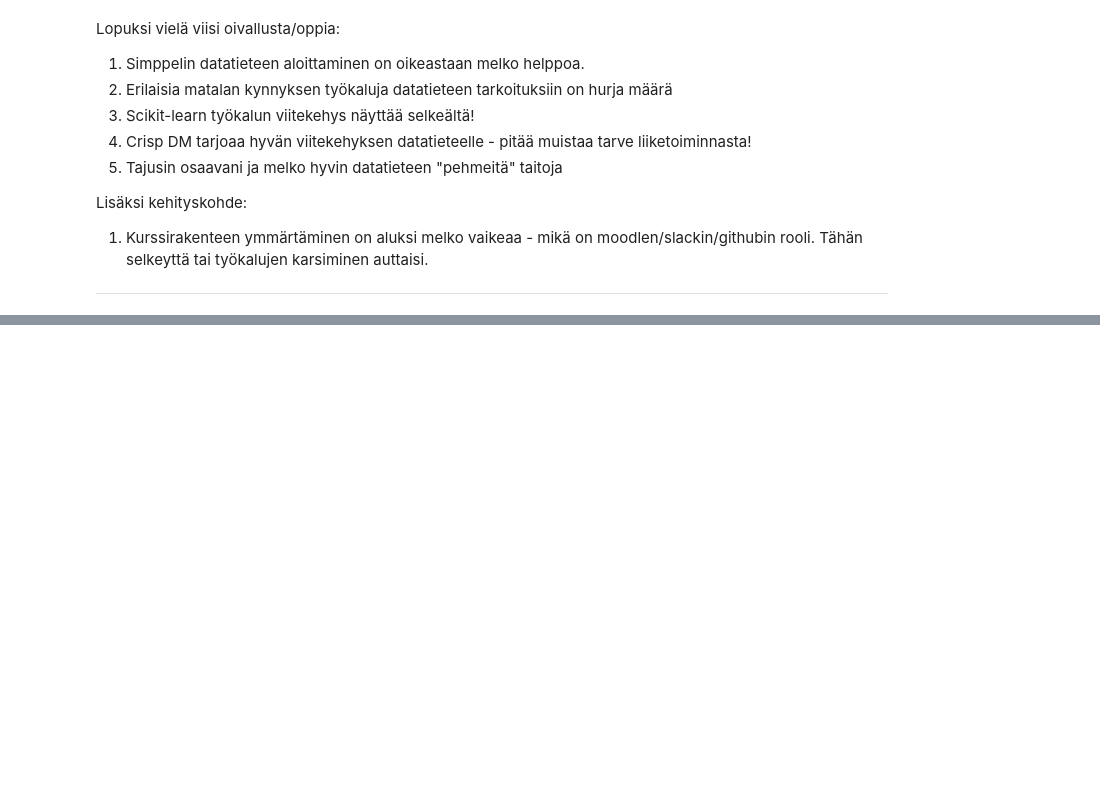
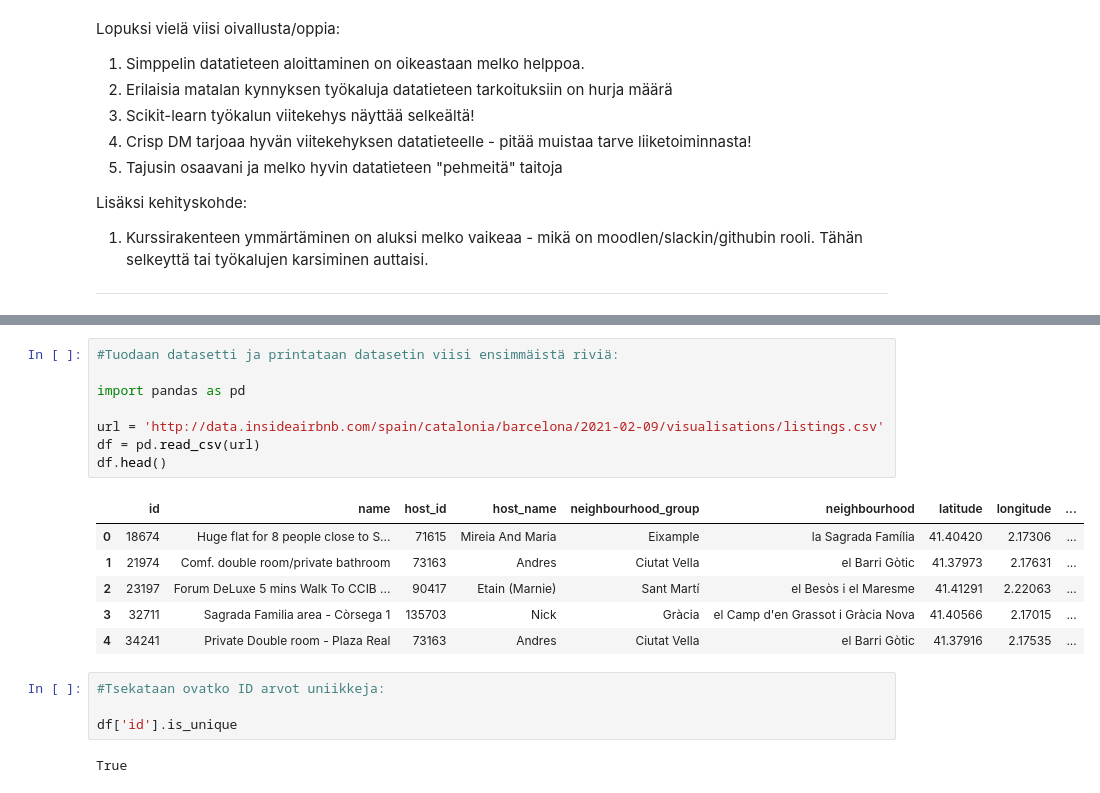
Before and after one commit to Puusam/JODA_Opintopaivakirja, a Jupyter notebook: Opintopäiväkirja_JODA2021.ipynb, the cells around one changed output, grey strips where cells are left out. Saved outputs shown, nothing was run; the diff lists cells and outputs as text; blank space fills up the shorter version.

```diff
--- a/Opintopäiväkirja_JODA2021.ipynb
+++ b/Opintopäiväkirja_JODA2021.ipynb
@@ -95,0 +115,21 @@ _________________________________________________
+# %%
+#Tuodaan datasetti ja printataan datasetin viisi ensimmäistä riviä:
+
+import pandas as pd
+
+url = 'http://data.insideairbnb.com/spain/catalonia/barcelona/2021-02-09/visualisations/listings.csv'
+df = pd.read_csv(url)
+df.head()
+# %% [output]
+|  | id | name | host_id | host_name | neighbourhood_group | neighbourhood | latitude | longitude | ... |
+| 0 | 18674 | Huge flat for 8 people close to S... | 71615 | Mireia And Maria | Eixample | la Sagrada Família | 41.40420 | 2.17306 | ... |
+| 1 | 21974 | Comf. double room/private bathroom | 73163 | Andres | Ciutat Vella | el Barri Gòtic | 41.37973 | 2.17631 | ... |
+| 2 | 23197 | Forum DeLuxe 5 mins Walk To CCIB ... | 90417 | Etain (Marnie) | Sant Martí | el Besòs i el Maresme | 41.41291 | 2.22063 | ... |
+| 3 | 32711 | Sagrada Familia area - Còrsega 1 | 135703 | Nick | Gràcia | el Camp d'en Grassot i Gràcia Nova | 41.40566 | 2.17015 | ... |
+| 4 | 34241 | Private Double room - Plaza Real | 73163 | Andres | Ciutat Vella | el Barri Gòtic | 41.37916 | 2.17535 | ... |
+# %%
+#Tsekataan ovatko ID arvot uniikkeja:
+
+df['id'].is_unique
+# %% [output]
+True
```
Also changed, not shown: parts of 5 cells of this notebook.
